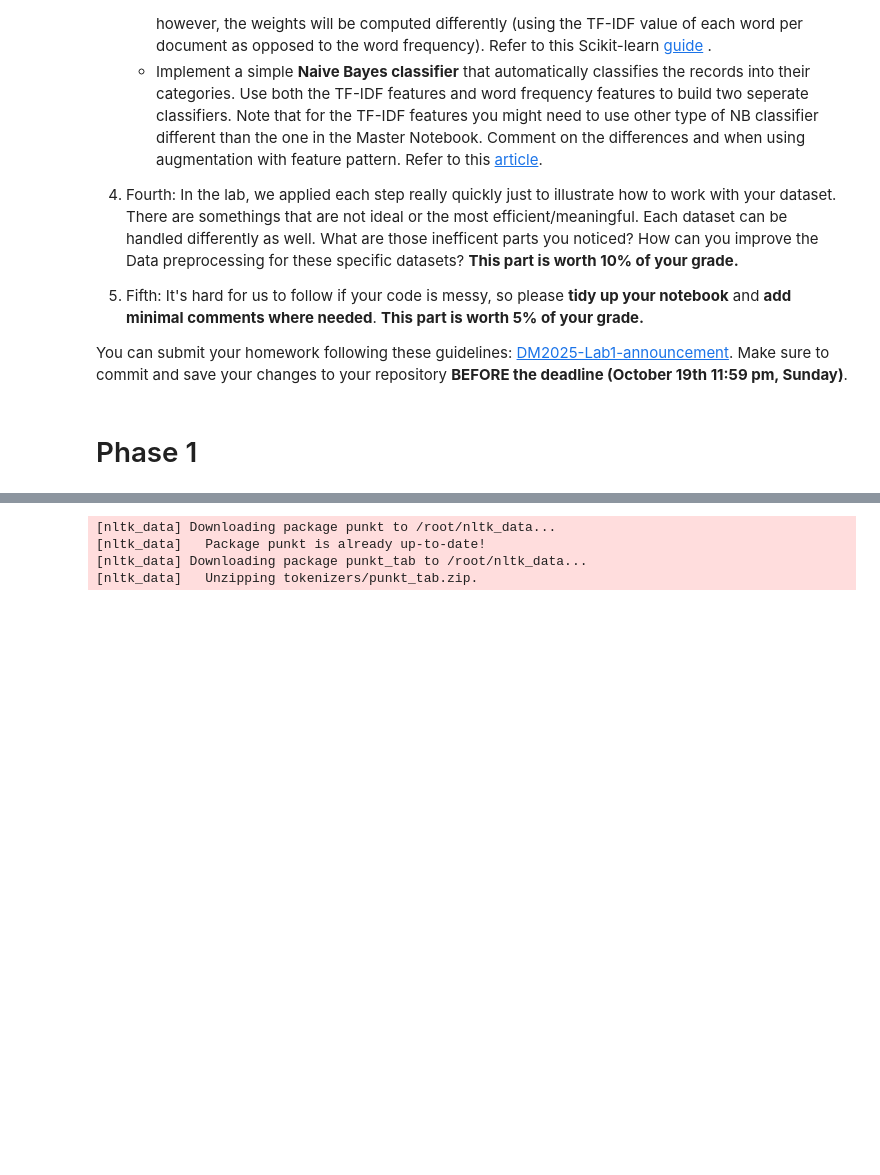
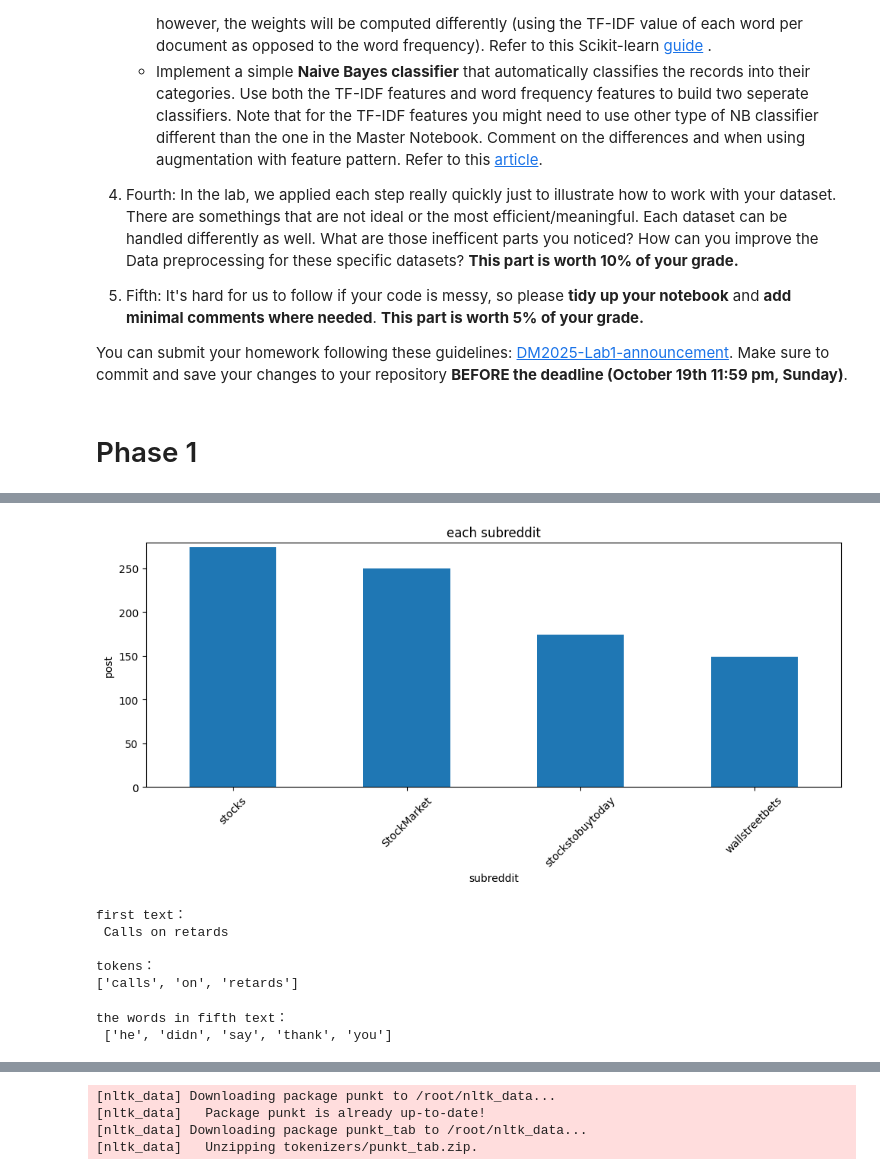
Before and after one commit to THH1118/DM2025-Lab1-Exercise, a Jupyter notebook: DM2025-Lab1-Homework.ipynb, the cells around one changed output, grey strips where cells are left out. Cells and saved outputs as stored; diff of their text form; code cells hidden in the pictures; blank space fills up the shorter version.

```diff
--- a/DM2025-Lab1-Homework.ipynb
+++ b/DM2025-Lab1-Homework.ipynb
@@ -60,0 +203,47 @@ You can submit your homework following these guidelines: [DM2025-Lab1-announceme
+# %%
+#exercise7
+import matplotlib.pyplot as plt
+
+sub_counts = df['subreddit'].value_counts()
+y_max = sub_counts.max()
+
+plt.figure(figsize=(10,5))
+sub_counts.plot(kind='bar')
+plt.title("each subreddit")
+plt.ylabel("post")
+plt.xlabel("subreddit")
+plt.xticks(rotation=45)
+plt.ylim([0, y_max + 5])
+plt.tight_layout()
+plt.show()
+# %% [output]
+[figure, added]
+# %%
+#exercise8 already done with exercise6
+#exercise9
+from sklearn.feature_extraction.text import CountVectorizer
+count_vect = CountVectorizer()
+analyze = count_vect.build_analyzer()
+first_text = df['text'].iloc[0]
+tokens = analyze(first_text)
+print("first text：\n", first_text)
+print("\ntokens：")
+print(tokens)
+# %% [output]
+first text：
+ Calls on retards
+
+tokens：
+['calls', 'on', 'retards']
+# %%
+#exercise10
+from sklearn.feature_extraction.text import CountVectorizer
+count_vect = CountVectorizer()
+X_counts = count_vect.fit_transform(df['text'])  # sparse matrix
+row = X_counts[4]
+indices = row.nonzero()[1]  # find nonzero
+words = [count_vect.get_feature_names_out()[i] for i in indices]
+print("the words in fifth text：\n", words)
+# %% [output]
+the words in fifth text：
+ ['he', 'didn', 'say', 'thank', 'you']
```
Also changed, not shown: parts of 10 cells of this notebook.
